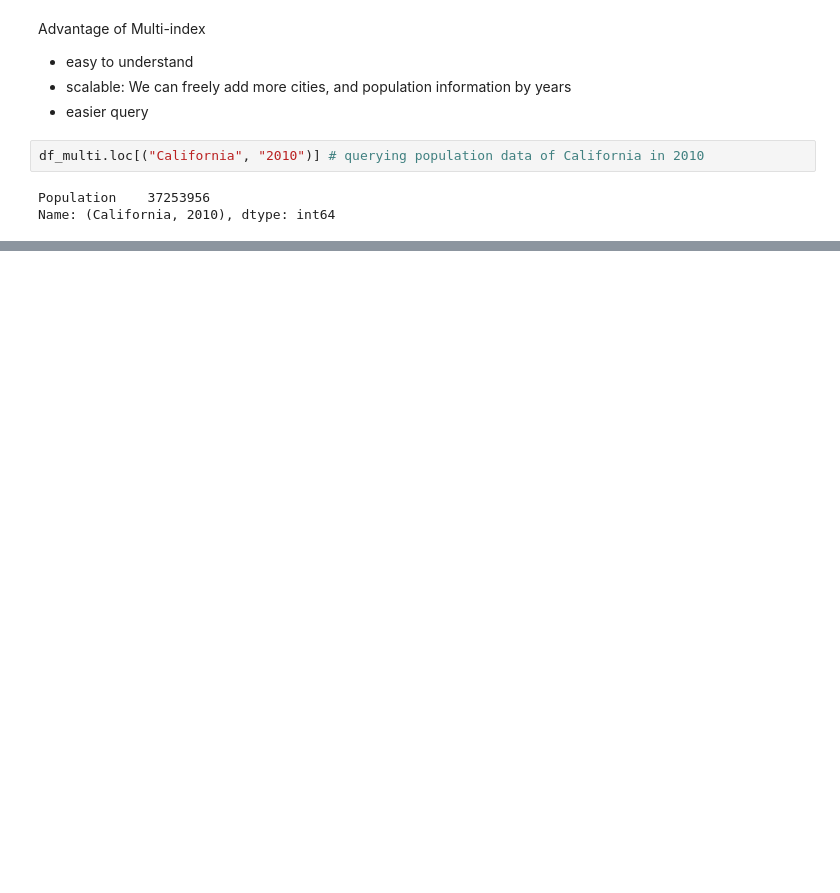
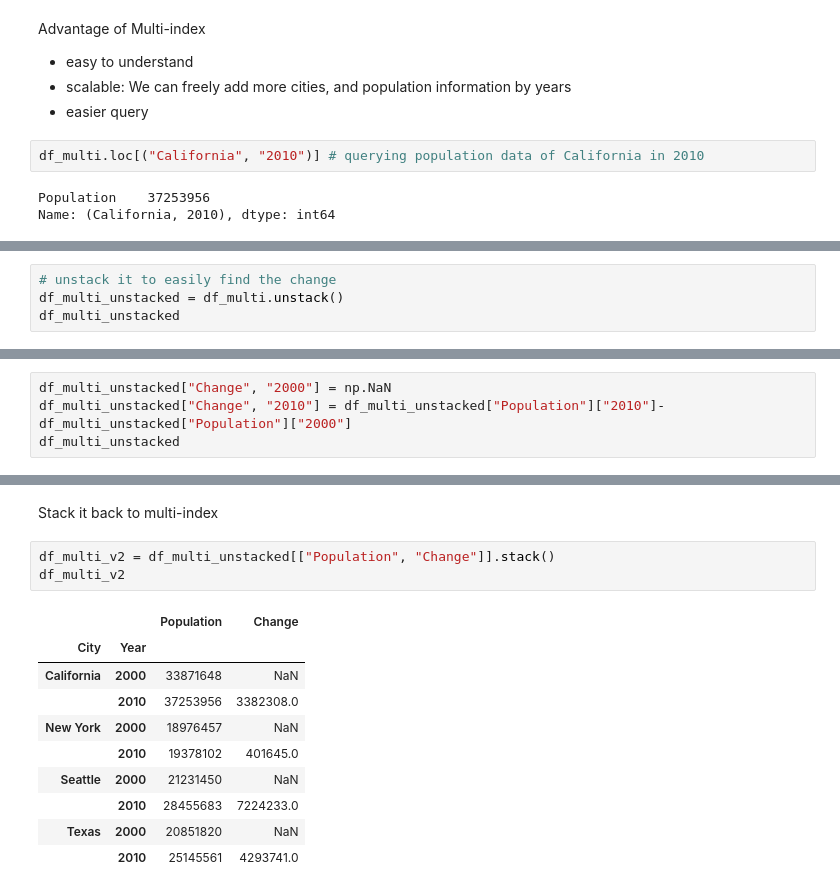
Before and after one commit to dowonh9599/everything-python, a Jupyter notebook: 06-pandas/multi-indexing.ipynb, the cells around one changed output, grey strips where cells are left out. Cells and saved outputs as stored; diff of their text form; blank space fills up the shorter version.

```diff
--- a/06-pandas/multi-indexing.ipynb
+++ b/06-pandas/multi-indexing.ipynb
@@ -101,0 +186,4 @@ Name: (California, 2010), dtype: int64
+# %%
+# unstack it to easily find the change
+df_multi_unstacked = df_multi.unstack()
+df_multi_unstacked
@@ -101,0 +198,4 @@ Name: (California, 2010), dtype: int64
+# %%
+df_multi_unstacked["Change", "2000"] = np.NaN
+df_multi_unstacked["Change", "2010"] = df_multi_unstacked["Population"]["2010"]-df_multi_unstacked["Population"]["2000"]
+df_multi_unstacked
@@ -101,0 +210,16 @@ Name: (California, 2010), dtype: int64
+# %% [markdown]
+Stack it back to multi-index
+# %%
+df_multi_v2 = df_multi_unstacked[["Population", "Change"]].stack()
+df_multi_v2
+# %% [output]
+|  |  | Population | Change |
+| City | Year |  |  |
+| California | 2000 | 33871648 | NaN |
+|  | 2010 | 37253956 | 3382308.0 |
+| New York | 2000 | 18976457 | NaN |
+|  | 2010 | 19378102 | 401645.0 |
+| Seattle | 2000 | 21231450 | NaN |
+|  | 2010 | 28455683 | 7224233.0 |
+| Texas | 2000 | 20851820 | NaN |
+|  | 2010 | 25145561 | 4293741.0 |
```
Also changed, not shown: parts of 22 cells of this notebook.
